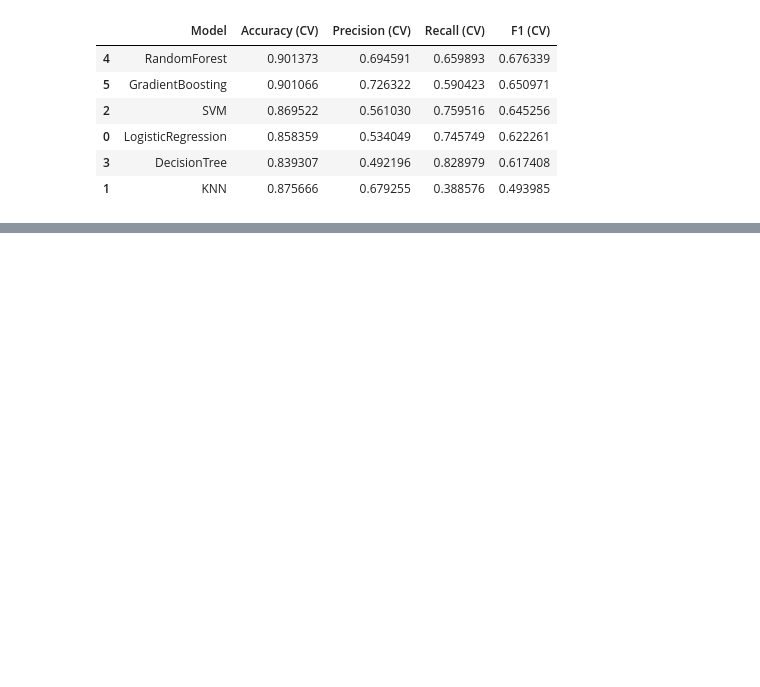
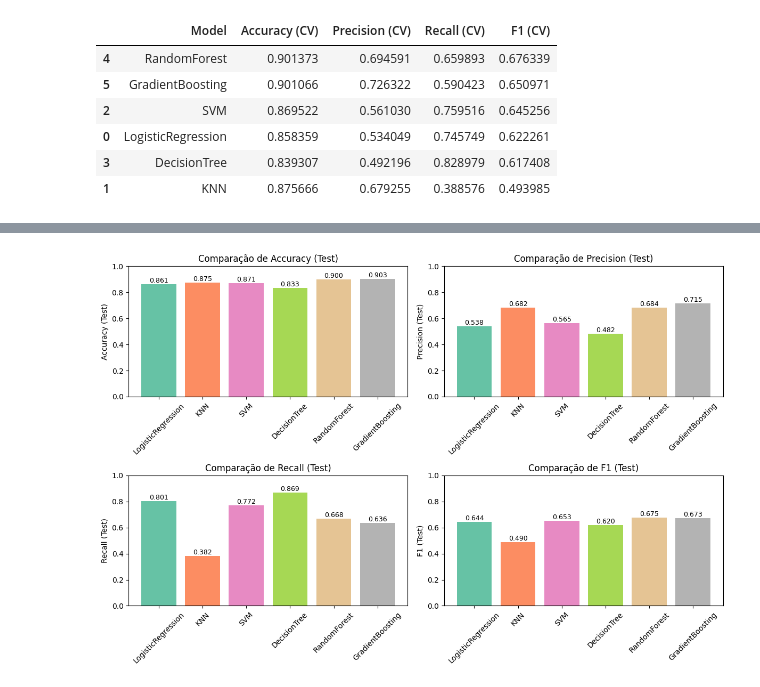
Before and after one commit to Enzooliveira29/AtividadeCD, a Jupyter notebook: notebooks/ClassificaçãoTD3.ipynb, the cells around one changed output, grey strips where cells are left out. Saved outputs shown, nothing was run; the diff lists cells and outputs as text; code cells hidden in the pictures; blank space fills up the shorter version.

```diff
--- a/notebooks/ClassificaçãoTD3.ipynb
+++ b/notebooks/ClassificaçãoTD3.ipynb
@@ -619,0 +621,6 @@ Confusion Matrix:
+# %%
+import pandas as pd
+
+df_final = pd.DataFrame(final_results)
+df_final = df_final.sort_values(by="F1 (Test)", ascending=False)
+df_final
@@ -619,0 +635,41 @@ Confusion Matrix:
+# %%
+models = df_final["Model"].unique()
+colors = plt.cm.Set2(np.linspace(0, 1, len(models)))
+
+color_map = dict(zip(models, colors))
+# %%
+metrics = [
+    "Accuracy (Test)",
+    "Precision (Test)",
+    "Recall (Test)",
+    "F1 (Test)"
+]
+
+fig, axes = plt.subplots(2, 2, figsize=(12, 8))
+axes = axes.flatten()
+
+for ax, metric in zip(axes, metrics):
+    bar_colors = [color_map[m] for m in df_final["Model"]]
+    bars = ax.bar(df_final["Model"], df_final[metric], color=bar_colors)
+
+    ax.set_title(f"Comparação de {metric}")
+    ax.set_ylabel(metric)
+    ax.set_ylim(0, 1)
+    ax.tick_params(axis="x", rotation=45)
+
+    # Valores nas barras
+    for bar in bars:
+        height = bar.get_height()
+        ax.text(
+            bar.get_x() + bar.get_width() / 2,
+            height,
+            f"{height:.3f}",
+            ha="center",
+            va="bottom",
+            fontsize=9
+        )
+
+plt.tight_layout()
+plt.show()
+# %% [output]
+[figure, added]
```
Also changed, not shown: parts of 8 cells of this notebook.
